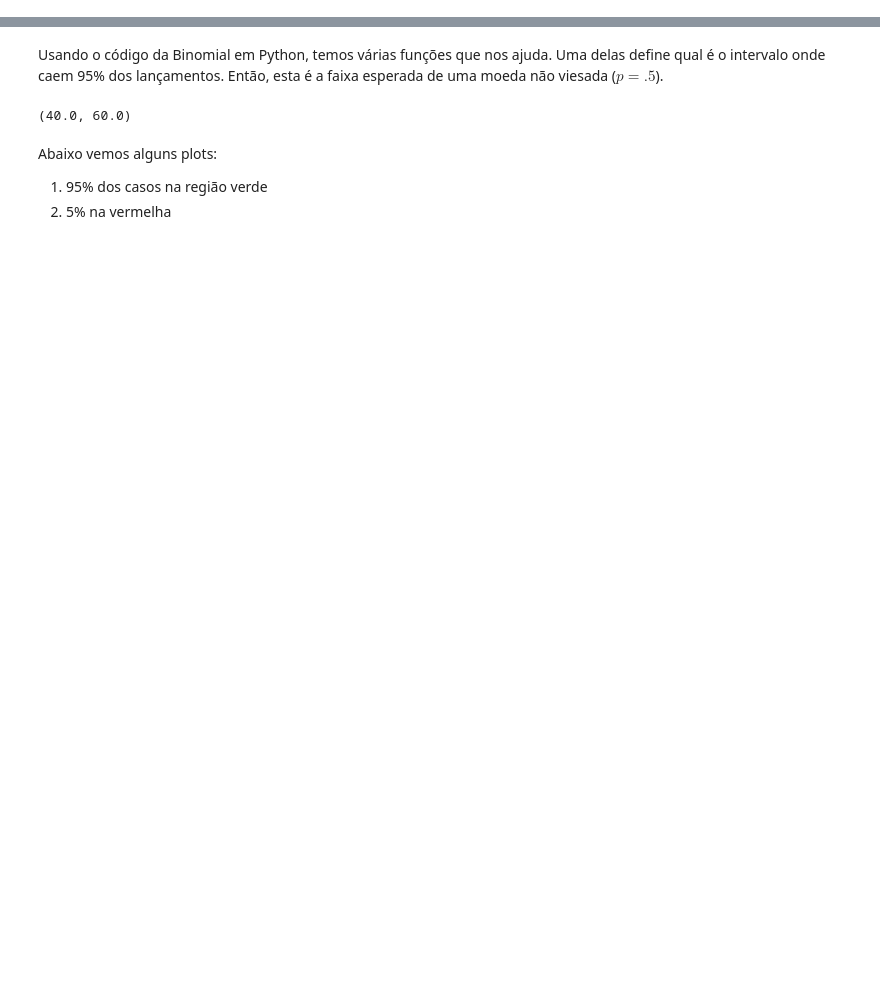
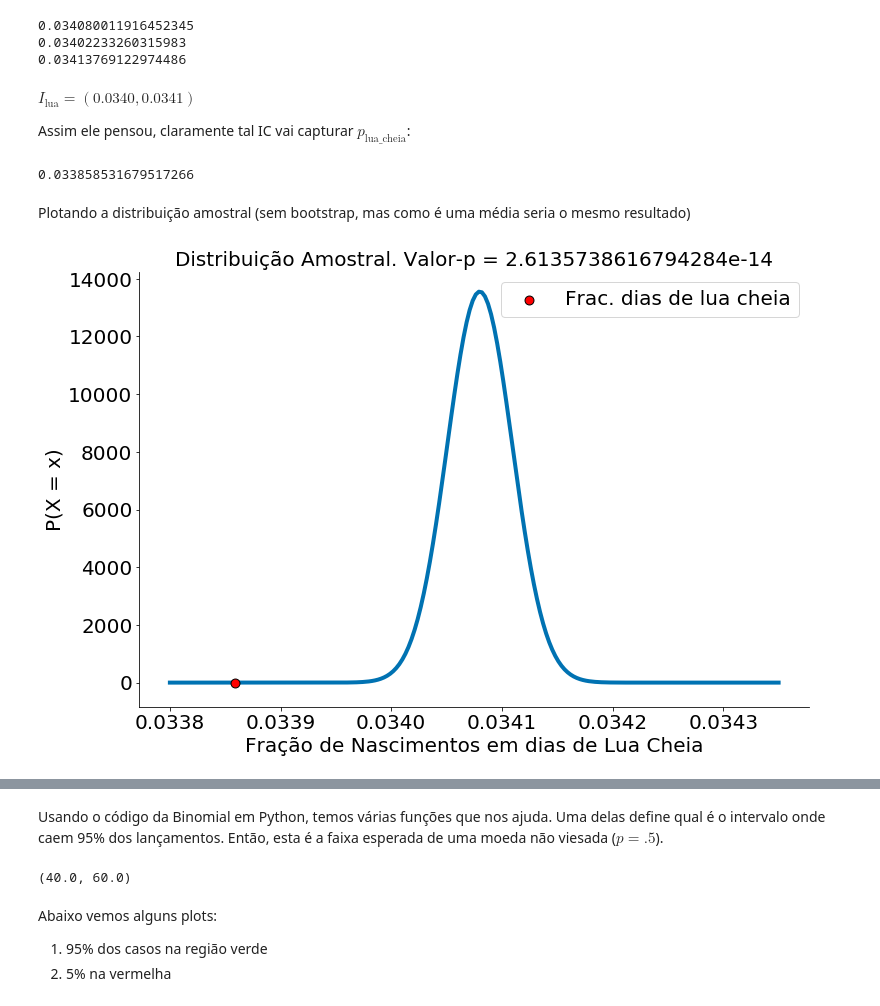
Before and after one commit to icd-ufmg/material, a Jupyter notebook: aulas/12-Poder/12 - Poder.ipynb, the cells around one changed output, grey strips where cells are left out. Saved outputs shown, nothing was run; the diff lists cells and outputs as text; code cells hidden in the pictures; blank space fills up the shorter version.

```diff
--- a/aulas/12-Poder/12 - Poder.ipynb
+++ b/aulas/12-Poder/12 - Poder.ipynb
@@ -32,0 +75,48 @@ def despine(ax=None):
+# %%
+n = 1295426 + 36715887
+p = 1295426 / n
+s = np.sqrt(p * (1 - p)) # desvio, raiz da var
+
+print(p)
+print(p - 1.96 * s / np.sqrt(n))
+print(p + 1.96 * s / np.sqrt(n))
+# %% [output]
+0.034080011916452345
+0.03402233260315983
+0.03413769122974486
+# %% [markdown]
+$I_{\text{lua}} = (0.0340, 0.0341)$
+
+Assim ele pensou, claramente tal IC vai capturar $p_{\text{lua_cheia}}$:
+# %%
+n = 17292 + 606
+p = 606 / n
+print(p)
+# %% [output]
+0.033858531679517266
+# %% [markdown]
+Plotando a distribuição amostral (sem bootstrap, mas como é uma média seria o mesmo resultado)
+# %%
+n = 1295426 + 36715887
+p = 1295426 / n
+s = np.sqrt(p * (1 - p))
+
+mu_amostral = p
+sd_amostral = s / np.sqrt(n)
+dist_amostral = ss.distributions.norm(loc=p, scale=sd_amostral)
+
+
+x = np.linspace(0.0338, 0.03435, 200)
+plt.plot(x, dist_amostral.pdf(x=x), zorder=1)
+
+obs = [0.033858531679517266] #observado: dias de lua cheia
+p_obs = dist_amostral.pdf(x=obs)
+plt.scatter(obs, p_obs, color='red', edgecolor='k', zorder=2, s=80, label='Frac. dias de lua cheia')
+plt.ylabel('P(X = x)')
+plt.xlabel('Fração de Nascimentos em dias de Lua Cheia')
+p_val = dist_amostral.cdf(obs[0])
+plt.title('Distribuição Amostral. Valor-p = {}'.format(p_val))
+plt.legend()
+despine()
+# %% [output]
+[figure, added]
```
Also changed, not shown: parts of 34 cells of this notebook.
